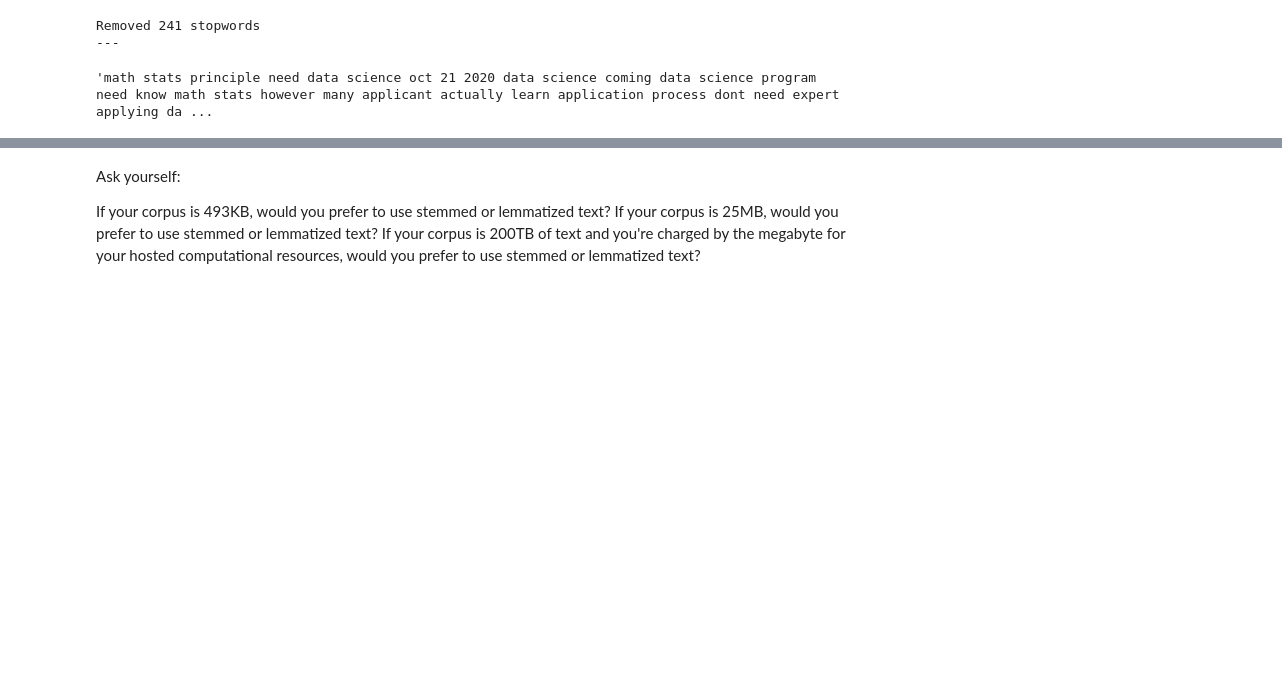
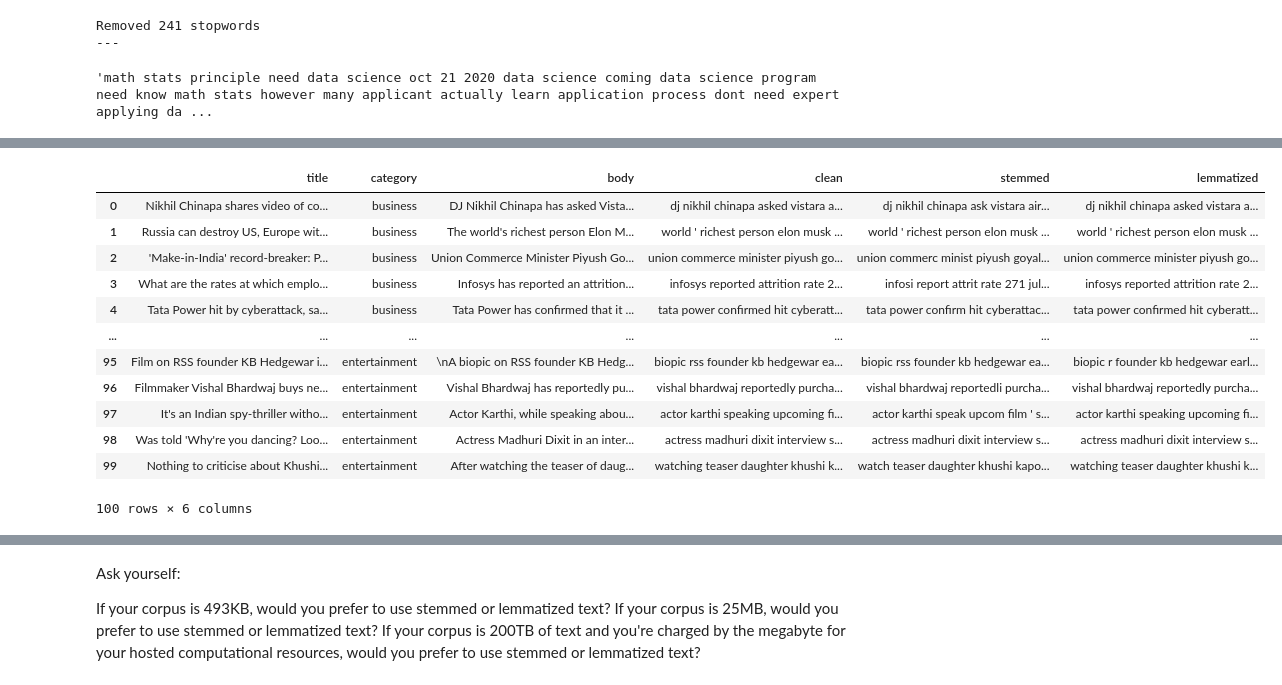
Before and after one commit to joshua-shorterivey/natural-language-processing-exercises, a Jupyter notebook: prepare.ipynb, the cells around one changed output, grey strips where cells are left out. Saved outputs shown, nothing was run; the diff lists cells and outputs as text; code cells hidden in the pictures; blank space fills up the shorter version.

Commit message:
added: prepare.py, amended: acquire.py, prepare.ipynb

```diff
--- a/prepare.ipynb
+++ b/prepare.ipynb
@@ -209,4 +231,6 @@ Use your data from the acquire to produce a dataframe of the news articles. Name
 # %%
-articles = acquire.get_news_articles()
+news_df = acquire.get_news_articles()
-# %%
-news_df = pd.Dataframe(articles)
+# %%
+news_df['clean'] = news_df.body.apply(prepare.clean)
+news_df['stemmed'] = news_df.clean.apply(prepare.stem)
+news_df['lemmatized'] = news_df.clean.apply(prepare.lemmatize)
@@ -213 +255,17 @@ news_df = pd.Dataframe(articles)
+# %%
+news_df
+# %% [output]
+|  | title | category | body | clean | stemmed | lemmatized |
+| 0 | Nikhil Chinapa shares video of co... | business | DJ Nikhil Chinapa has asked Vista... | dj nikhil chinapa asked vistara a... | dj nikhil chinapa ask vistara air... | dj nikhil chinapa asked vistara a... |
+| 1 | Russia can destroy US, Europe wit... | business | The world's richest person Elon M... | world ' richest person elon musk ... | world ' richest person elon musk ... | world ' richest person elon musk ... |
+| 2 | 'Make-in-India' record-breaker: P... | business | Union Commerce Minister Piyush Go... | union commerce minister piyush go... | union commerc minist piyush goyal... | union commerce minister piyush go... |
+| 3 | What are the rates at which emplo... | business | Infosys has reported an attrition... | infosys reported attrition rate 2... | infosi report attrit rate 271 jul... | infosys reported attrition rate 2... |
+| 4 | Tata Power hit by cyberattack, sa... | business | Tata Power has confirmed that it ... | tata power confirmed hit cyberatt... | tata power confirm hit cyberattac... | tata power confirmed hit cyberatt... |
+| ... | ... | ... | ... | ... | ... | ... |
+| 95 | Film on RSS founder KB Hedgewar i... | entertainment | \nA biopic on RSS founder KB Hedg... | biopic rss founder kb hedgewar ea... | biopic rss founder kb hedgewar ea... | biopic r founder kb hedgewar earl... |
+| 96 | Filmmaker Vishal Bhardwaj buys ne... | entertainment | Vishal Bhardwaj has reportedly pu... | vishal bhardwaj reportedly purcha... | vishal bhardwaj reportedli purcha... | vishal bhardwaj reportedly purcha... |
+| 97 | It's an Indian spy-thriller witho... | entertainment | Actor Karthi, while speaking abou... | actor karthi speaking upcoming fi... | actor karthi speak upcom film ' s... | actor karthi speaking upcoming fi... |
+| 98 | Was told 'Why're you dancing? Loo... | entertainment | Actress Madhuri Dixit in an inter... | actress madhuri dixit interview s... | actress madhuri dixit interview s... | actress madhuri dixit interview s... |
+| 99 | Nothing to criticise about Khushi... | entertainment | After watching the teaser of daug... | watching teaser daughter khushi k... | watch teaser daughter khushi kapo... | watching teaser daughter khushi k... |
+100 rows × 6 columns
 # %% [markdown]
```
Also changed, not shown: parts of 9 cells of this notebook, 2 other files.
